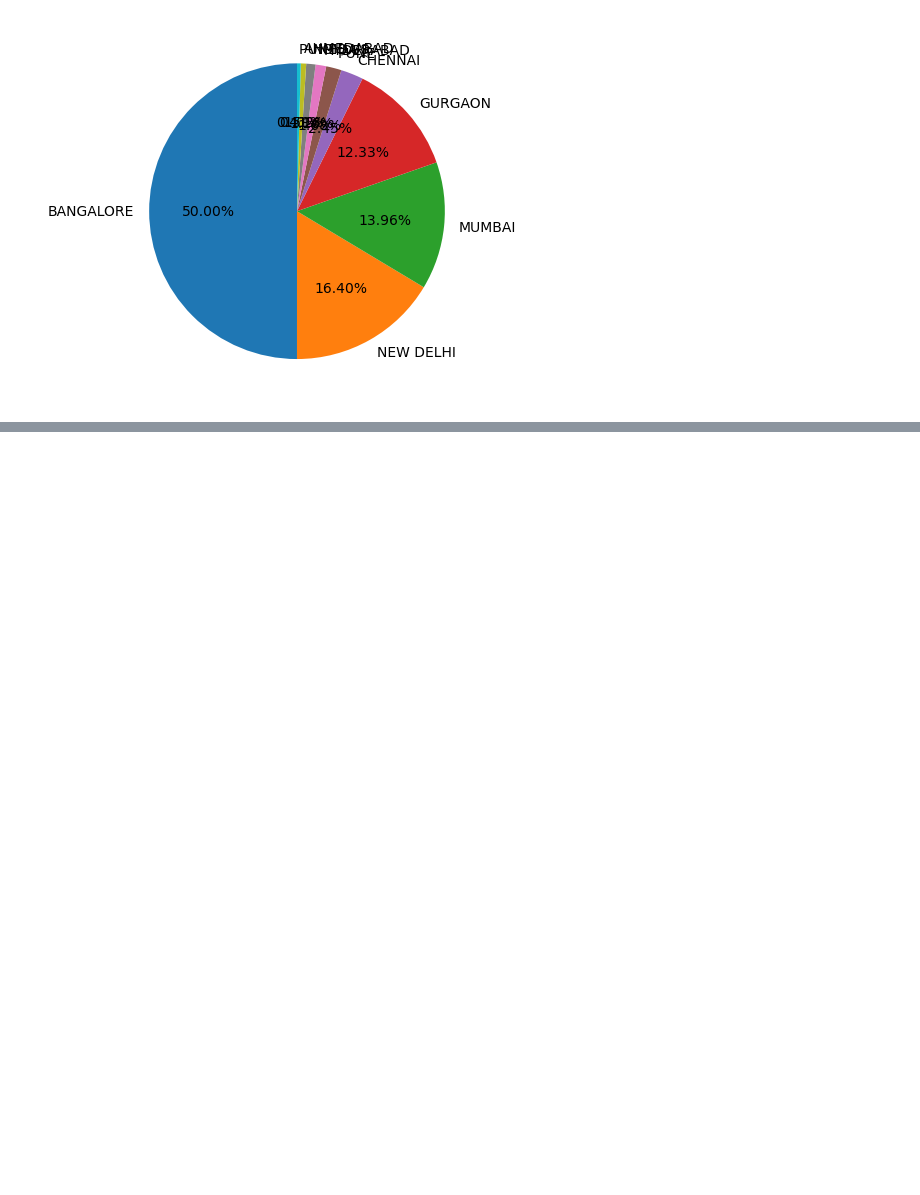
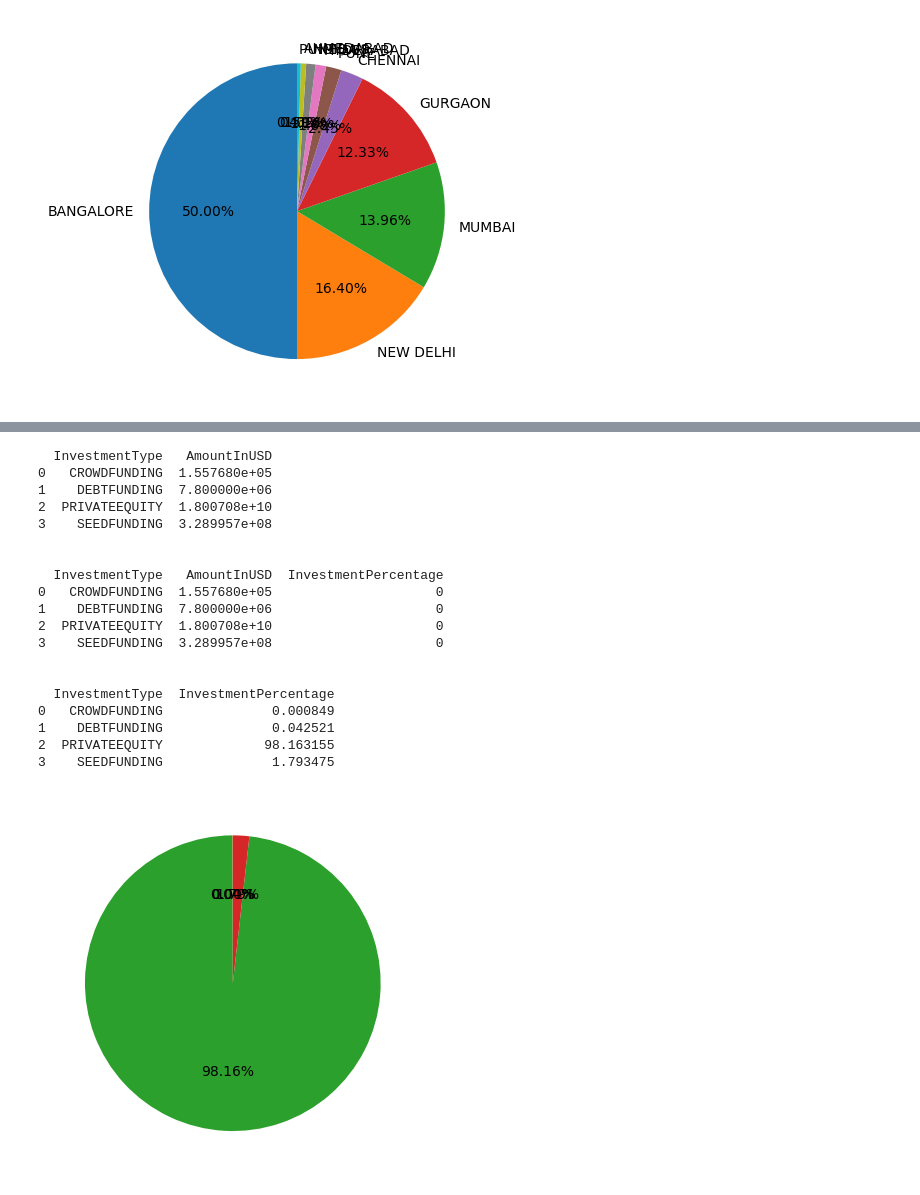
Before and after one commit to Vishal-Nishad/Machine-Learning, a Jupyter notebook: 14. Project - Case Study (Part - I)/14. Project Case Study Part 1.ipynb, the cells around one changed output, grey strips where cells are left out. Drawn from its saved outputs; the diff is of its cells as text; code cells hidden in the pictures; blank space fills up the shorter version.

```diff
--- a/14. Project - Case Study (Part - I)/14. Project Case Study Part 1.ipynb
+++ b/14. Project - Case Study (Part - I)/14. Project Case Study Part 1.ipynb
@@ -224,0 +236,47 @@ plt.show()
+# %%
+df['InvestmentType']=df['InvestmentType'].str.upper()
+df['InvestmentType']=df['InvestmentType'].str.split().str.join('')
+investmentType_funding=df.groupby('InvestmentType')['AmountInUSD'].sum().reset_index()
+print(investmentType_funding,'\n\n')
+
+def calculate_investment_percentage(row, total_sum):
+    return (row * 100) / total_sum
+
+# Get the total sum of 'AmountInUSD'
+total_sum = df['AmountInUSD'].sum()
+
+# Create a new column for investment percentage
+investmentType_funding['InvestmentPercentage'] = 0  # Initialize with zero
+
+print(investmentType_funding,'\n\n')
+
+# Iterate over the rows and calculate the percentage
+for i in range(len(investmentType_funding)):
+    investmentType_funding.loc[i, 'InvestmentPercentage'] = calculate_investment_percentage(investmentType_funding.loc[i, 'AmountInUSD'], total_sum)
+
+# Display the dataframe with InvestmentType and InvestmentPercentage
+print(investmentType_funding[['InvestmentType', 'InvestmentPercentage']])
+
+plt.pie(investmentType_funding.AmountInUSD,autopct='%.2f%%',startangle=90)
+plt.show()
+# %% [output]
+  InvestmentType   AmountInUSD
+0   CROWDFUNDING  1.557680e+05
+1    DEBTFUNDING  7.800000e+06
+2  PRIVATEEQUITY  1.800708e+10
+3    SEEDFUNDING  3.289957e+08
+
+
+  InvestmentType   AmountInUSD  InvestmentPercentage
+0   CROWDFUNDING  1.557680e+05                     0
+1    DEBTFUNDING  7.800000e+06                     0
+2  PRIVATEEQUITY  1.800708e+10                     0
+3    SEEDFUNDING  3.289957e+08                     0
+
+
+  InvestmentType  InvestmentPercentage
+0   CROWDFUNDING              0.000849
+1    DEBTFUNDING              0.042521
+2  PRIVATEEQUITY             98.163155
+3    SEEDFUNDING              1.793475
+[figure, added]
```
Also changed, not shown: parts of 3 cells of this notebook.
